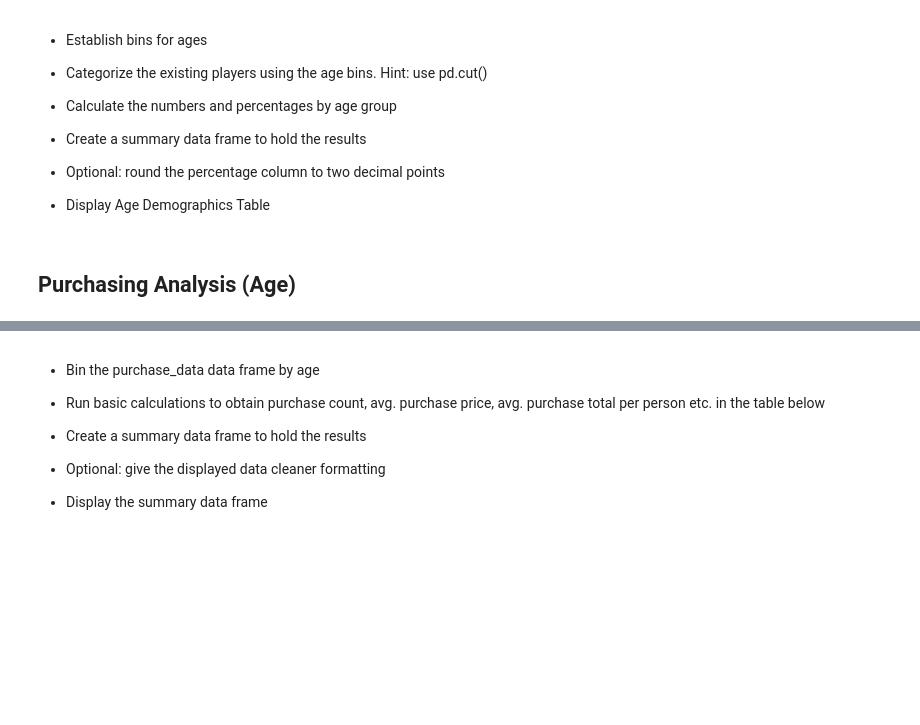
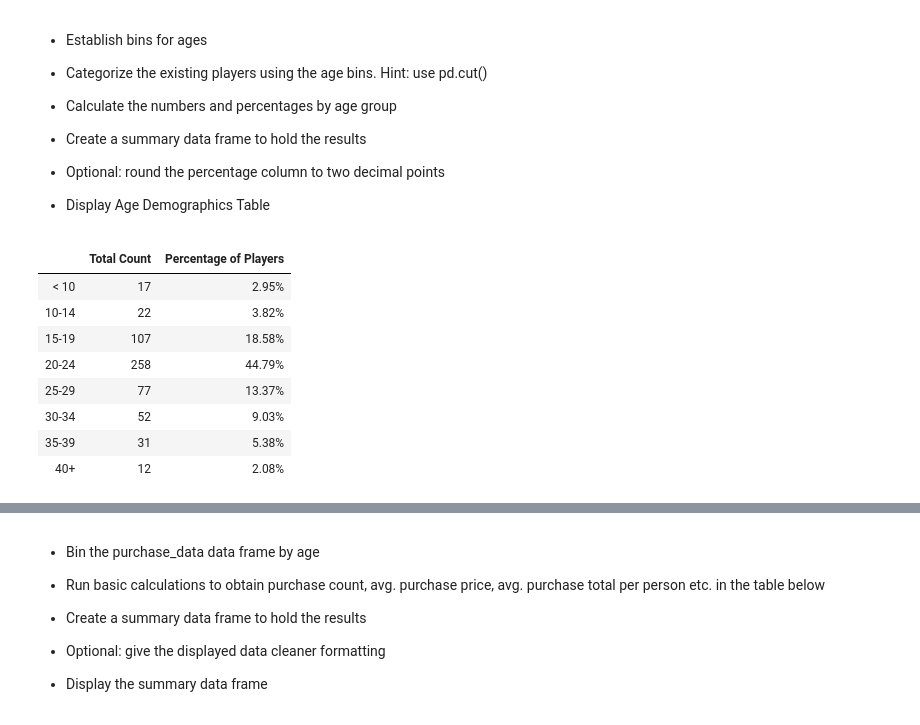
Before and after one commit to Jhyrryl/homework, a Jupyter notebook: pandas-challenge/HeroesOfPymoli/HeroesOfPymoli.ipynb, the cells around one changed output, grey strips where cells are left out. Saved outputs shown, nothing was run; the diff lists cells and outputs as text; code cells hidden in the pictures; blank space fills up the shorter version.

```diff
--- a/pandas-challenge/HeroesOfPymoli/HeroesOfPymoli.ipynb
+++ b/pandas-challenge/HeroesOfPymoli/HeroesOfPymoli.ipynb
@@ -167,5 +158,31 @@ gender_analysis
 
 
 * Display Age Demographics Table
-# %% [markdown]
-## Purchasing Analysis (Age)
+# %%
+bounds = [i for i in range(9, 40, 5)]
+labels = [f"{bounds[i]+1}-{bounds[i+1]}" for i in range(len(bounds)) if i+1 < len(bounds)]
+bounds.insert(0, 1)
+labels.insert(0,'< 10')
+bounds.append(max(purchase_data['Age'])+1)
+labels.append('40+')
+
+uniques = purchase_data.copy()
+uniques.drop_duplicates(subset='SN', inplace=True)
+bins = pd.cut(uniques['Age'], bounds, labels=labels)
+age_counts = bins.value_counts()
+age_counts.rename('Total Count', inplace=True)
+tot = len(bins)
+age_percs = age_counts.apply(lambda x: f"{x / tot * 100 : .2f}%")
+age_percs.rename('Percentage of Players', inplace=True)
+age_df = pd.concat([age_counts,age_percs], axis=1)
+age_df.sort_index()
+# %% [output]
+|  | Total Count | Percentage of Players |
+| < 10 | 17 | 2.95% |
+| 10-14 | 22 | 3.82% |
+| 15-19 | 107 | 18.58% |
+| 20-24 | 258 | 44.79% |
+| 25-29 | 77 | 13.37% |
+| 30-34 | 52 | 9.03% |
+| 35-39 | 31 | 5.38% |
+| 40+ | 12 | 2.08% |
```
Also changed, not shown: parts of 5 cells of this notebook.
